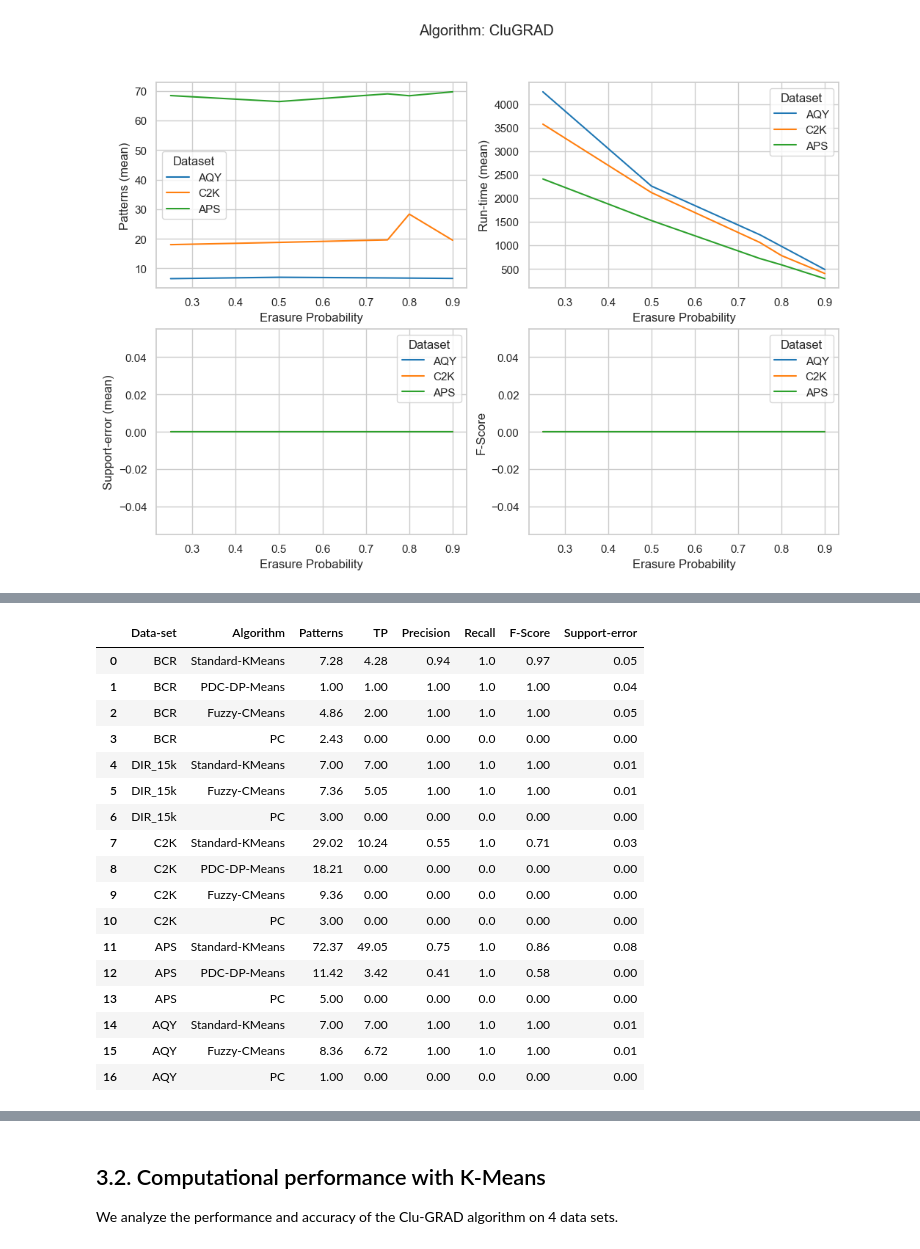
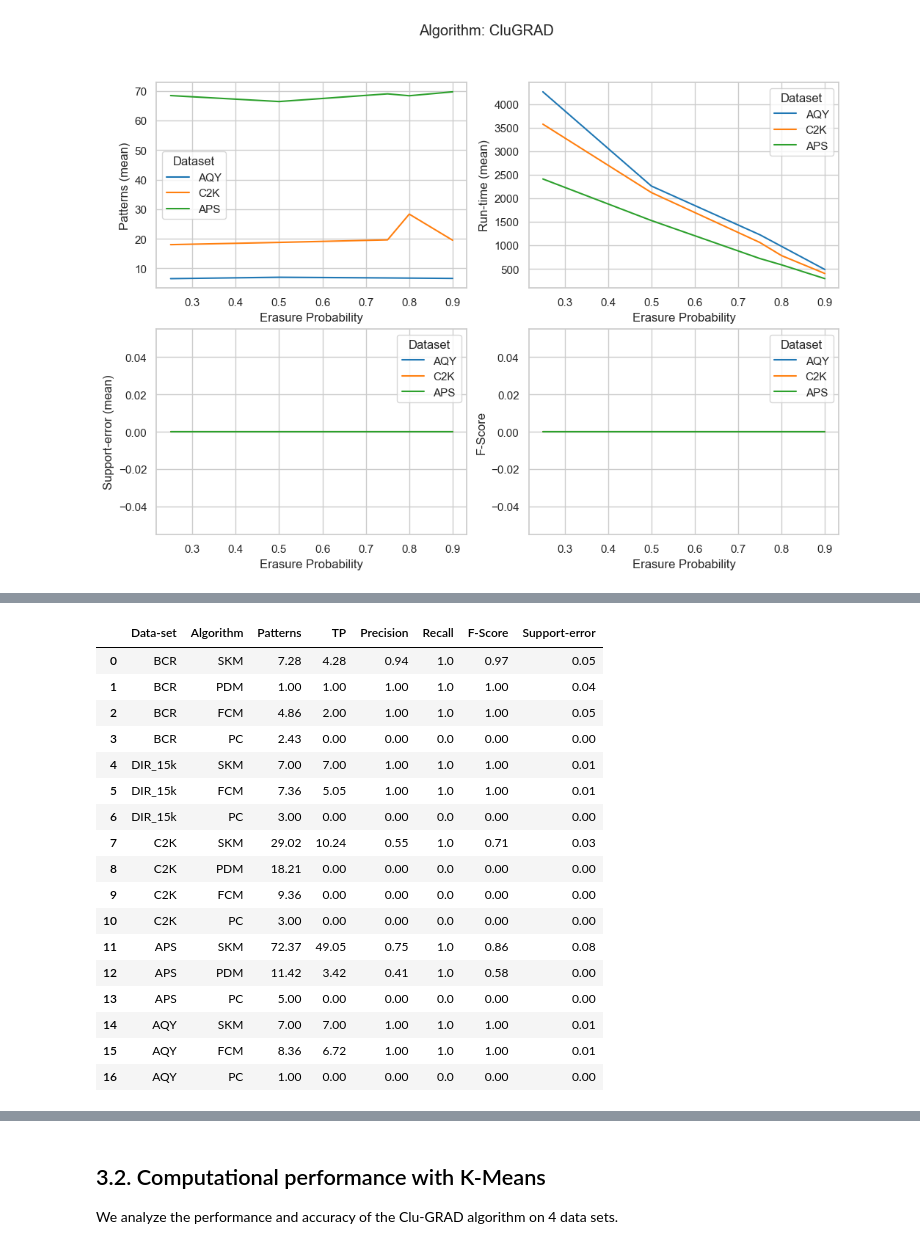
Before and after one commit to owuordickson/meso-hpc-lr, a Jupyter notebook: results/clugp/analysis_v2.ipynb, the cells around one changed output, grey strips where cells are left out. Cells and saved outputs as stored; diff of their text form; code cells hidden in the pictures.

```diff
--- a/results/clugp/analysis_v2.ipynb
+++ b/results/clugp/analysis_v2.ipynb
@@ -217,9 +218,9 @@ for file in performance_files:
 
     df_perf = pd.concat([df_perf, pd.DataFrame({"Data-set": col, "Size": size, "Features": att, "Cluster Algorithm":c_alg, "Support":sup, "Run-time":run, "Cluster-time":clu, "Patterns":gps, "Pattern-count":pat, "TP":tp, "TN":tn, "FP": fp, "FN": fn, "Support-error":error_rate, "E":er_p})])
 
-df_perf['Cluster Algorithm'].replace({' Fuzzy CMeans' : 'Fuzzy-CMeans'}, inplace=True)
-df_perf['Cluster Algorithm'].replace({' PDC DP-Means' : 'PDC-DP-Means'}, inplace=True)
-df_perf['Cluster Algorithm'].replace({' Standard KMeans' : 'Standard-KMeans'}, inplace=True)
+df_perf['Cluster Algorithm'].replace({' Fuzzy CMeans' : 'FCM'}, inplace=True)
+df_perf['Cluster Algorithm'].replace({' PDC DP-Means' : 'PDM'}, inplace=True)
+df_perf['Cluster Algorithm'].replace({' Standard KMeans' : 'SKM'}, inplace=True)
 df_perf['Cluster Algorithm'].replace({' PC' : 'PC'}, inplace=True)
 # df_perf
 # %%
@@ -408,7 +417,7 @@ We analyze the accuracy of various clustering algorithms
 # %%
 data_sets = ['BCR', 'DIR_15k', 'C2K', 'APS', 'AQY']
 algorithms = ['CluGRAD']
-cluster_algorithms = ['Standard-KMeans', 'PDC-DP-Means', 'Fuzzy-CMeans', 'PC']
+cluster_algorithms = ['SKM', 'PDM', 'FCM', 'PC']
 
 df_acc = df_perf[["Data-set", "Cluster Algorithm", "Size", "Features", "E", "Run-time", "Cluster-time", "Pattern-count", "TP", "TN", "FP", "FN", "Support-error"]]
 # print(df_acc)
@@ -432,47 +441,47 @@ for ds in data_sets:
             p_count = df2['Pattern-count']
             tp =  df2['TP']
             tn = df2['TN']
             fp = df2['FP']
             fn = df2['FN']
             if tp.mean() > 0:
                 precision = tp.mean() / (tp.mean() + fp.mean())
                 recall = tp.mean() / (tp.mean() + fn.mean())
                 f_score = (2 * precision * recall) / (precision + recall)
             else:
                 precision = 0
                 recall = 0
                 f_score = 0
 
             s_error = df2['Support-error']
             data.append([ds, alg, size, features, e_prob, r_time.mean(), r_time.std(), c_time.mean(), c_time.std(), p_count.mean(), p_count.std(),
                         tp.mean(), tp.std(), tn.mean(), tn.std(), fp.mean(), fp.std(), fn.mean(), fn.std(), s_error.mean(), s_error.std()])
             data_plot.append([ds, alg, size, features, e_prob, r_time.mean(), c_time.mean(), p_count.mean(),
                             tp.mean(), tn.mean(), fp.mean(), fn.mean(), precision, recall, f_score, s_error.mean()])
 
 df_data = pd.DataFrame(data=data, columns=['Data-set', 'Algorithm', 'Size', 'Features', 'E-Prob', 'Run-time (mean)', 'Run-time (std)', 'Cluster-time (mean)', 'Cluster-time (std)', 'Patterns (mean)', 'Patterns (std)',
                                            'TP (mean)', 'TP (std)', 'TN (mean)', 'TN (std)', 'FP (mean)', 'FP (std)', 'FN (mean)', 'FN (std)', 'Support-error (mean)', 'Support-error (std)'])
 df_plot = pd.DataFrame(data=data_plot, columns=['Data-set', 'Algorithm', 'Size', 'Features', 'E-Prob', 'Run-time', 'Cluster-time', 'Patterns',
                                                 'TP', 'TN', 'FP', 'FN', 'Precision', 'Recall', 'F-Score', 'Support-error'])
 df_plot = df_plot.round(2)
 
 df_data
 df_plot[['Data-set', 'Algorithm', 'Patterns', 'TP', 'Precision', 'Recall', 'F-Score', 'Support-error']]
 # %% [output]
 |  | Data-set | Algorithm | Patterns | TP | Precision | Recall | F-Score | Support-error |
-| 0 | BCR | Standard-KMeans | 7.28 | 4.28 | 0.94 | 1.0 | 0.97 | 0.05 |
-| 1 | BCR | PDC-DP-Means | 1.00 | 1.00 | 1.00 | 1.0 | 1.00 | 0.04 |
-| 2 | BCR | Fuzzy-CMeans | 4.86 | 2.00 | 1.00 | 1.0 | 1.00 | 0.05 |
+| 0 | BCR | SKM | 7.28 | 4.28 | 0.94 | 1.0 | 0.97 | 0.05 |
+| 1 | BCR | PDM | 1.00 | 1.00 | 1.00 | 1.0 | 1.00 | 0.04 |
+| 2 | BCR | FCM | 4.86 | 2.00 | 1.00 | 1.0 | 1.00 | 0.05 |
 | 3 | BCR | PC | 2.43 | 0.00 | 0.00 | 0.0 | 0.00 | 0.00 |
-| 4 | DIR_15k | Standard-KMeans | 7.00 | 7.00 | 1.00 | 1.0 | 1.00 | 0.01 |
-| 5 | DIR_15k | Fuzzy-CMeans | 7.36 | 5.05 | 1.00 | 1.0 | 1.00 | 0.01 |
+| 4 | DIR_15k | SKM | 7.00 | 7.00 | 1.00 | 1.0 | 1.00 | 0.01 |
+| 5 | DIR_15k | FCM | 7.36 | 5.05 | 1.00 | 1.0 | 1.00 | 0.01 |
 | 6 | DIR_15k | PC | 3.00 | 0.00 | 0.00 | 0.0 | 0.00 | 0.00 |
-| 7 | C2K | Standard-KMeans | 29.02 | 10.24 | 0.55 | 1.0 | 0.71 | 0.03 |
-| 8 | C2K | PDC-DP-Means | 18.21 | 0.00 | 0.00 | 0.0 | 0.00 | 0.00 |
-| 9 | C2K | Fuzzy-CMeans | 9.36 | 0.00 | 0.00 | 0.0 | 0.00 | 0.00 |
+| 7 | C2K | SKM | 29.02 | 10.24 | 0.55 | 1.0 | 0.71 | 0.03 |
+| 8 | C2K | PDM | 18.21 | 0.00 | 0.00 | 0.0 | 0.00 | 0.00 |
+| 9 | C2K | FCM | 9.36 | 0.00 | 0.00 | 0.0 | 0.00 | 0.00 |
 | 10 | C2K | PC | 3.00 | 0.00 | 0.00 | 0.0 | 0.00 | 0.00 |
-| 11 | APS | Standard-KMeans | 72.37 | 49.05 | 0.75 | 1.0 | 0.86 | 0.08 |
-| 12 | APS | PDC-DP-Means | 11.42 | 3.42 | 0.41 | 1.0 | 0.58 | 0.00 |
+| 11 | APS | SKM | 72.37 | 49.05 | 0.75 | 1.0 | 0.86 | 0.08 |
+| 12 | APS | PDM | 11.42 | 3.42 | 0.41 | 1.0 | 0.58 | 0.00 |
 | 13 | APS | PC | 5.00 | 0.00 | 0.00 | 0.0 | 0.00 | 0.00 |
-| 14 | AQY | Standard-KMeans | 7.00 | 7.00 | 1.00 | 1.0 | 1.00 | 0.01 |
-| 15 | AQY | Fuzzy-CMeans | 8.36 | 6.72 | 1.00 | 1.0 | 1.00 | 0.01 |
+| 14 | AQY | SKM | 7.00 | 7.00 | 1.00 | 1.0 | 1.00 | 0.01 |
+| 15 | AQY | FCM | 8.36 | 6.72 | 1.00 | 1.0 | 1.00 | 0.01 |
 | 16 | AQY | PC | 1.00 | 0.00 | 0.00 | 0.0 | 0.00 | 0.00 |
```
Also changed, not shown: parts of 10 cells of this notebook, 14 other files.
